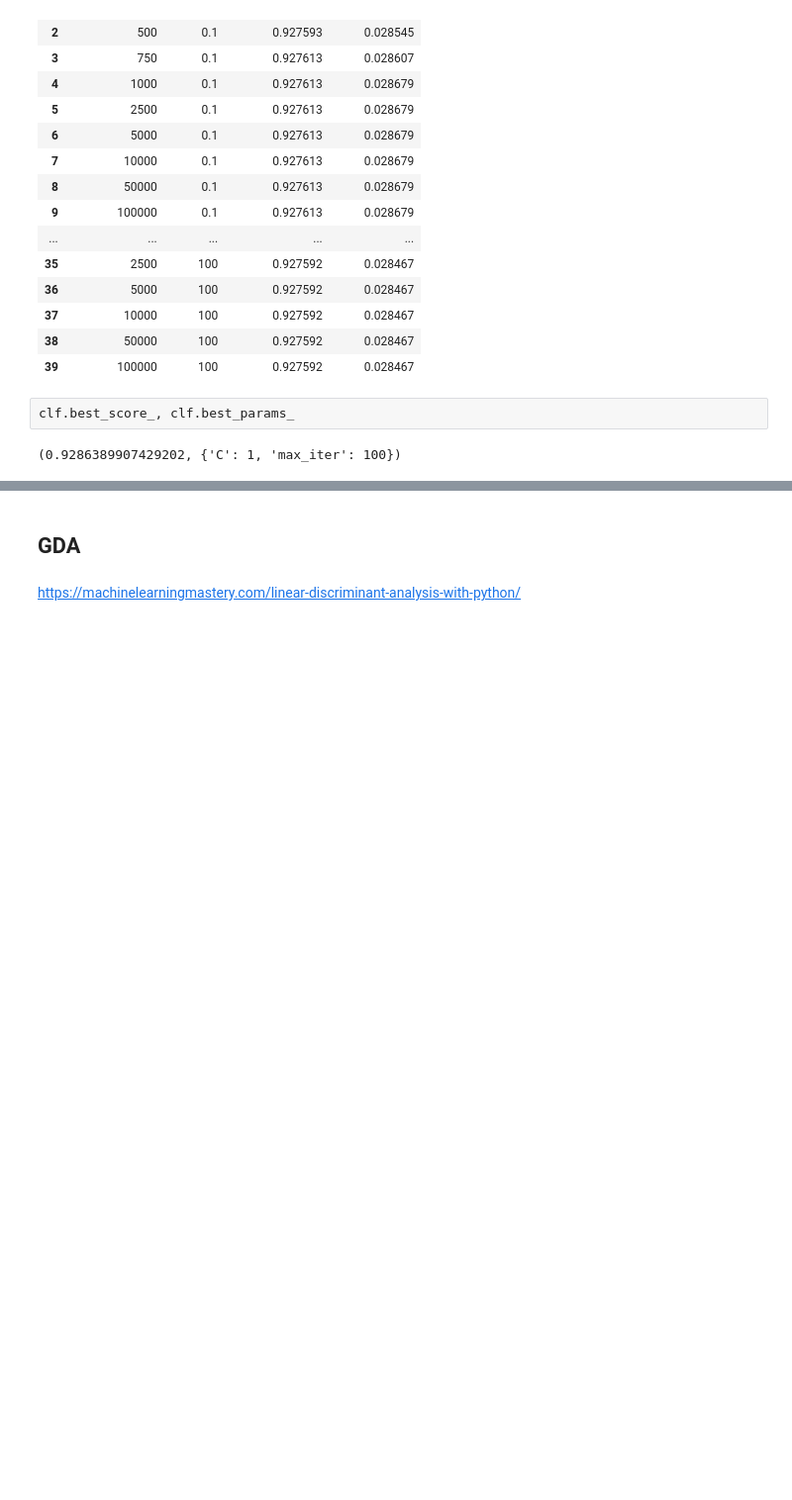
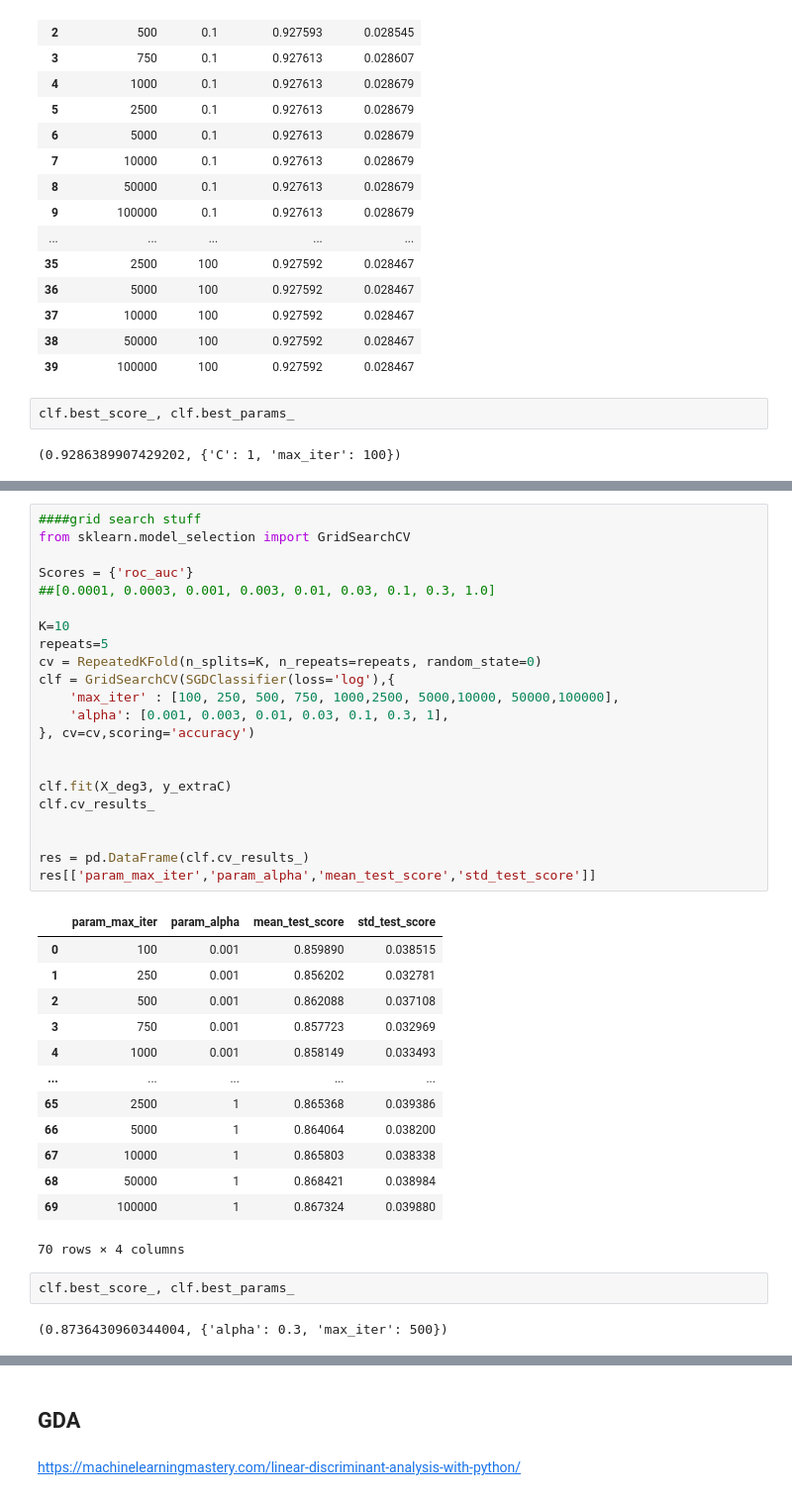
Before and after one commit to MichaelPlug/FDS_Project_HFD, a Jupyter notebook: Project_notebook.ipynb, the cells around one changed output, grey strips where cells are left out. Shown at 99% size. Drawn from its saved outputs; the diff is of its cells as text; blank space fills up the shorter version.

```diff
--- a/Project_notebook.ipynb
+++ b/Project_notebook.ipynb
@@ -1294,0 +1377,40 @@ clf.best_score_, clf.best_params_
+# %%
+####grid search stuff
+from sklearn.model_selection import GridSearchCV
+
+Scores = {'roc_auc'}
+##[0.0001, 0.0003, 0.001, 0.003, 0.01, 0.03, 0.1, 0.3, 1.0]
+
+K=10
+repeats=5
+cv = RepeatedKFold(n_splits=K, n_repeats=repeats, random_state=0)
+clf = GridSearchCV(SGDClassifier(loss='log'),{
+    'max_iter' : [100, 250, 500, 750, 1000,2500, 5000,10000, 50000,100000],
+    'alpha': [0.001, 0.003, 0.01, 0.03, 0.1, 0.3, 1],
+}, cv=cv,scoring='accuracy')
+
+
+clf.fit(X_deg3, y_extraC)
+clf.cv_results_
+
+
+res = pd.DataFrame(clf.cv_results_)
+res[['param_max_iter','param_alpha','mean_test_score','std_test_score']]
+# %% [output]
+|  | param_max_iter | param_alpha | mean_test_score | std_test_score |
+| 0 | 100 | 0.001 | 0.859890 | 0.038515 |
+| 1 | 250 | 0.001 | 0.856202 | 0.032781 |
+| 2 | 500 | 0.001 | 0.862088 | 0.037108 |
+| 3 | 750 | 0.001 | 0.857723 | 0.032969 |
+| 4 | 1000 | 0.001 | 0.858149 | 0.033493 |
+| ... | ... | ... | ... | ... |
+| 65 | 2500 | 1 | 0.865368 | 0.039386 |
+| 66 | 5000 | 1 | 0.864064 | 0.038200 |
+| 67 | 10000 | 1 | 0.865803 | 0.038338 |
+| 68 | 50000 | 1 | 0.868421 | 0.038984 |
+| 69 | 100000 | 1 | 0.867324 | 0.039880 |
+70 rows × 4 columns
+# %%
+clf.best_score_, clf.best_params_
+# %% [output]
+(0.8736430960344004, {'alpha': 0.3, 'max_iter': 500})
```
Also changed, not shown: parts of 33 cells of this notebook, 1 other file.
